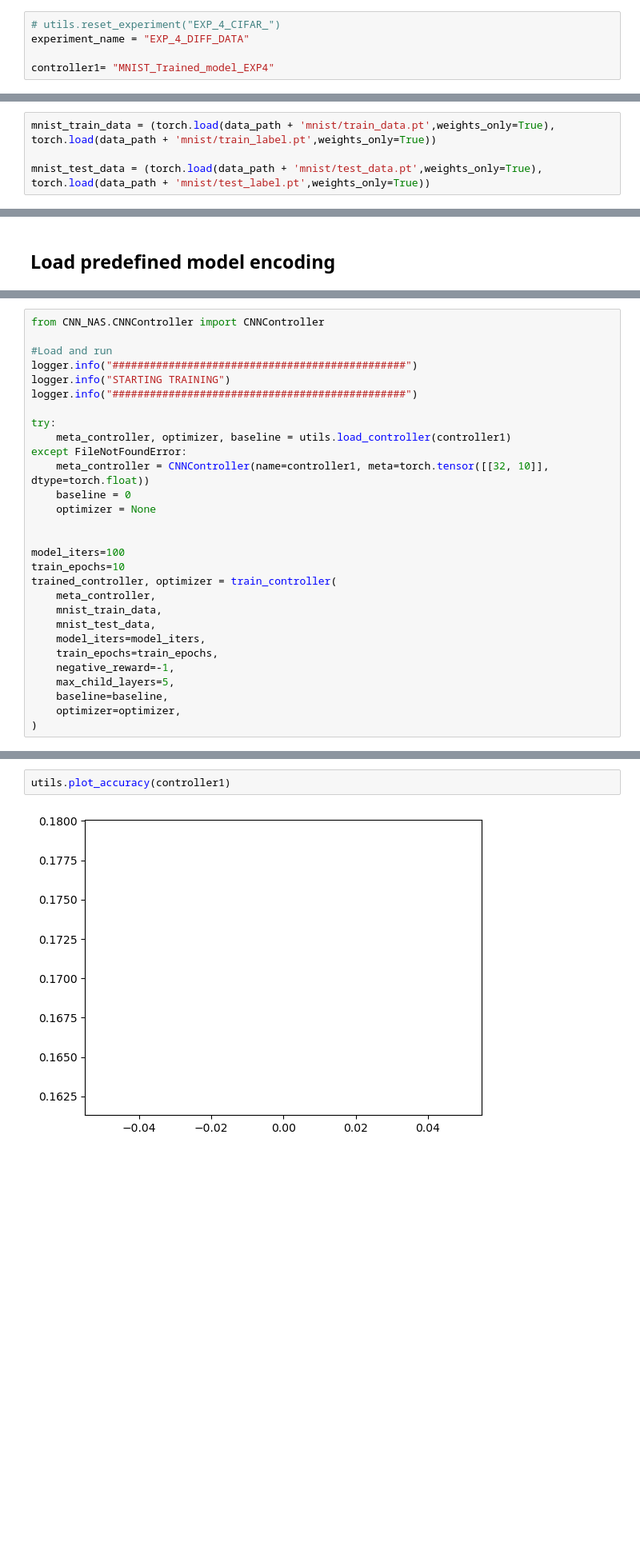
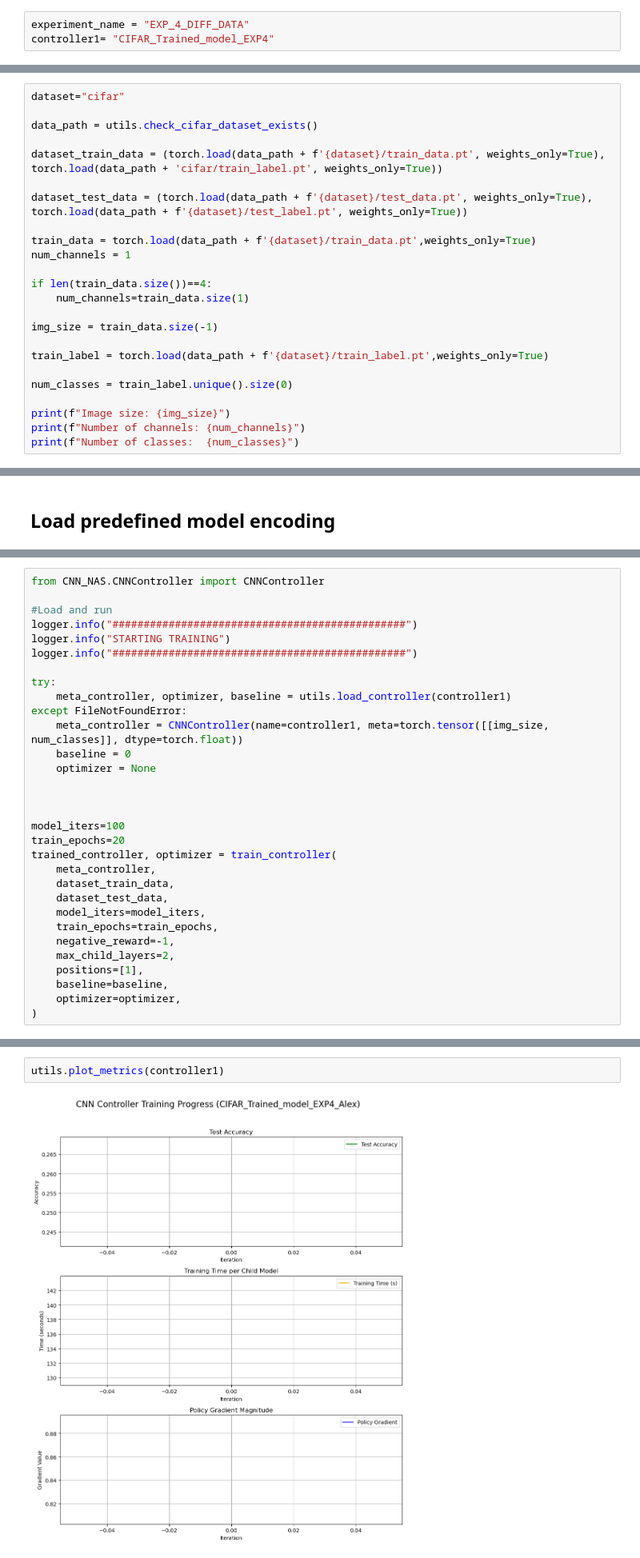
Before and after one commit to rahul0299/neural-arch-search-cs5242, a Jupyter notebook: cnn-nas-experiment-4.ipynb, the cells around one changed output, grey strips where cells are left out. Shown: that part at 80% size. Drawn from its saved outputs; the diff is of its cells as text; blank space fills up the shorter version.

```diff
--- a/cnn-nas-experiment-4.ipynb
+++ b/cnn-nas-experiment-4.ipynb
@@ -187,7 +190,5 @@ def train_controller(
 # %% [markdown]
 ### Experiment 4 - Can an RNN controller trained on one dataset help converge faster on a similar dataset when fine-tuned?
 # %%
-# utils.reset_experiment("EXP_4_CIFAR_")
 experiment_name = "EXP_4_DIFF_DATA"
-
-controller1= "MNIST_Trained_model_EXP4"
+controller1= "CIFAR_Trained_model_EXP4"
@@ -194,6 +197,26 @@ controller1= "MNIST_Trained_model_EXP4"
 # %% [markdown]
 ## First Dataset - MNIST
 # %%
-mnist_train_data = (torch.load(data_path + 'mnist/train_data.pt',weights_only=True), torch.load(data_path + 'mnist/train_label.pt',weights_only=True))
+dataset="cifar"
 
-mnist_test_data = (torch.load(data_path + 'mnist/test_data.pt',weights_only=True), torch.load(data_path + 'mnist/test_label.pt',weights_only=True))
+data_path = utils.check_cifar_dataset_exists()
+
+dataset_train_data = (torch.load(data_path + f'{dataset}/train_data.pt', weights_only=True), torch.load(data_path + 'cifar/train_label.pt', weights_only=True))
+
+dataset_test_data = (torch.load(data_path + f'{dataset}/test_data.pt', weights_only=True), torch.load(data_path + f'{dataset}/test_label.pt', weights_only=True))
+
+train_data = torch.load(data_path + f'{dataset}/train_data.pt',weights_only=True)
+num_channels = 1
+
+if len(train_data.size())==4:
+    num_channels=train_data.size(1)
+
+img_size = train_data.size(-1)
+
+train_label = torch.load(data_path + f'{dataset}/train_label.pt',weights_only=True)
+
+num_classes = train_label.unique().size(0)
+
+print(f"Image size: {img_size}")
+print(f"Number of channels: {num_channels}")
+print(f"Number of classes:  {num_classes}")
@@ -218,21 +243,23 @@ logger.info("###############################################")
 try:
     meta_controller, optimizer, baseline = utils.load_controller(controller1)
 except FileNotFoundError:
-    meta_controller = CNNController(name=controller1, meta=torch.tensor([[32, 10]], dtype=torch.float))
+    meta_controller = CNNController(name=controller1, meta=torch.tensor([[img_size, num_classes]], dtype=torch.float))
     baseline = 0
     optimizer = None
 
 
+
 model_iters=100
-train_epochs=10
+train_epochs=20
 trained_controller, optimizer = train_controller(
     meta_controller,
-    mnist_train_data,
-    mnist_test_data,
+    dataset_train_data,
+    dataset_test_data,
     model_iters=model_iters,
     train_epochs=train_epochs,
     negative_reward=-1,
-    max_child_layers=5,
+    max_child_layers=2,
+    positions=[1],
     baseline=baseline,
     optimizer=optimizer,
 )
@@ -257,8 +268,8 @@ Controller and optimizer saved to: Models/Controller/CNN/EXP_1_CIFAR_META.pt
 KeyboardInterrupt:
 # %%
-utils.plot_accuracy(controller1)
+utils.plot_metrics(controller1)
 # %% [output]
-[figure, old version]
+[figure, new version]
 # %% [markdown]
 ### MNIST Dataset
 # %%
```
Also changed, not shown: parts of 7 cells of this notebook, 1 other file.
